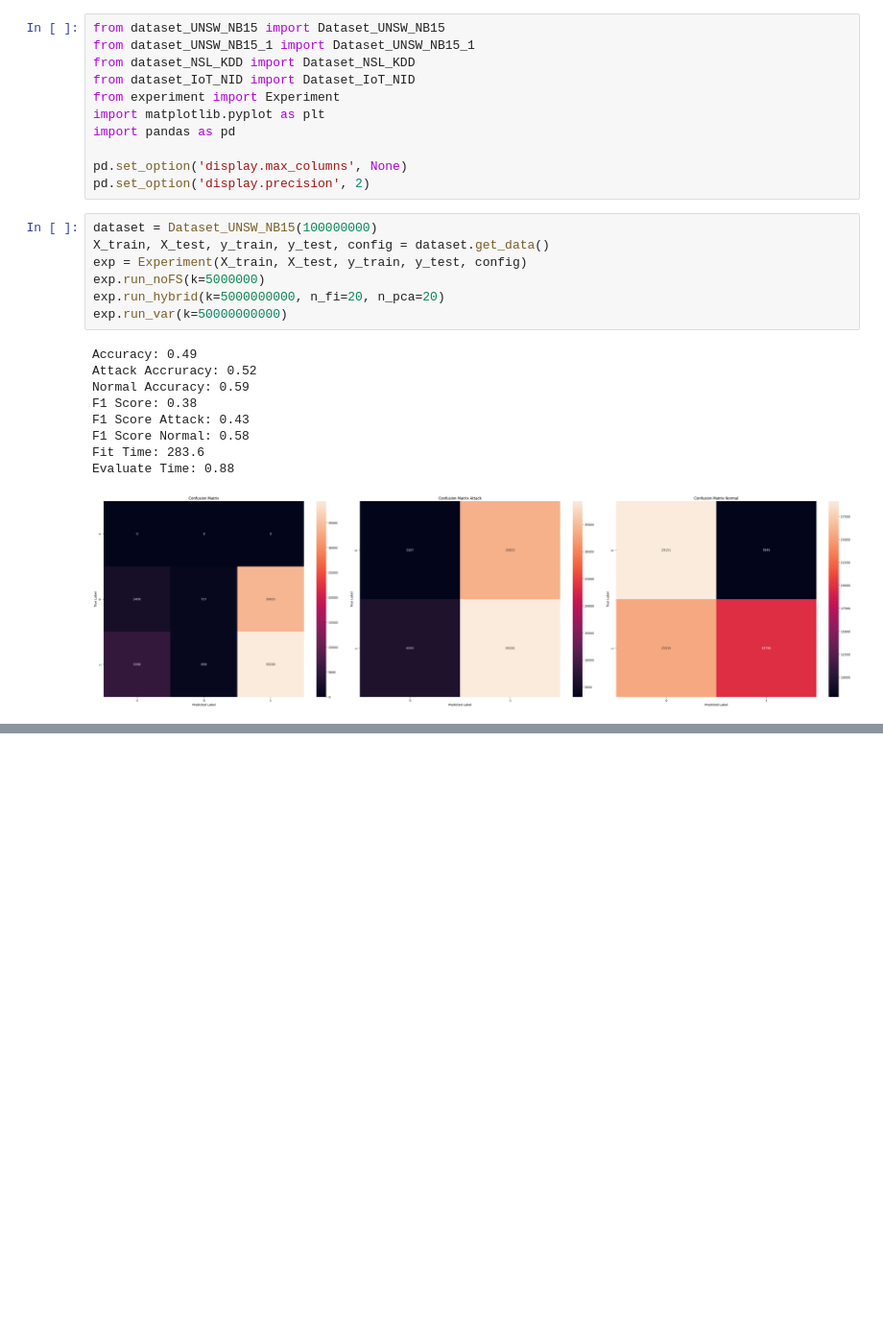
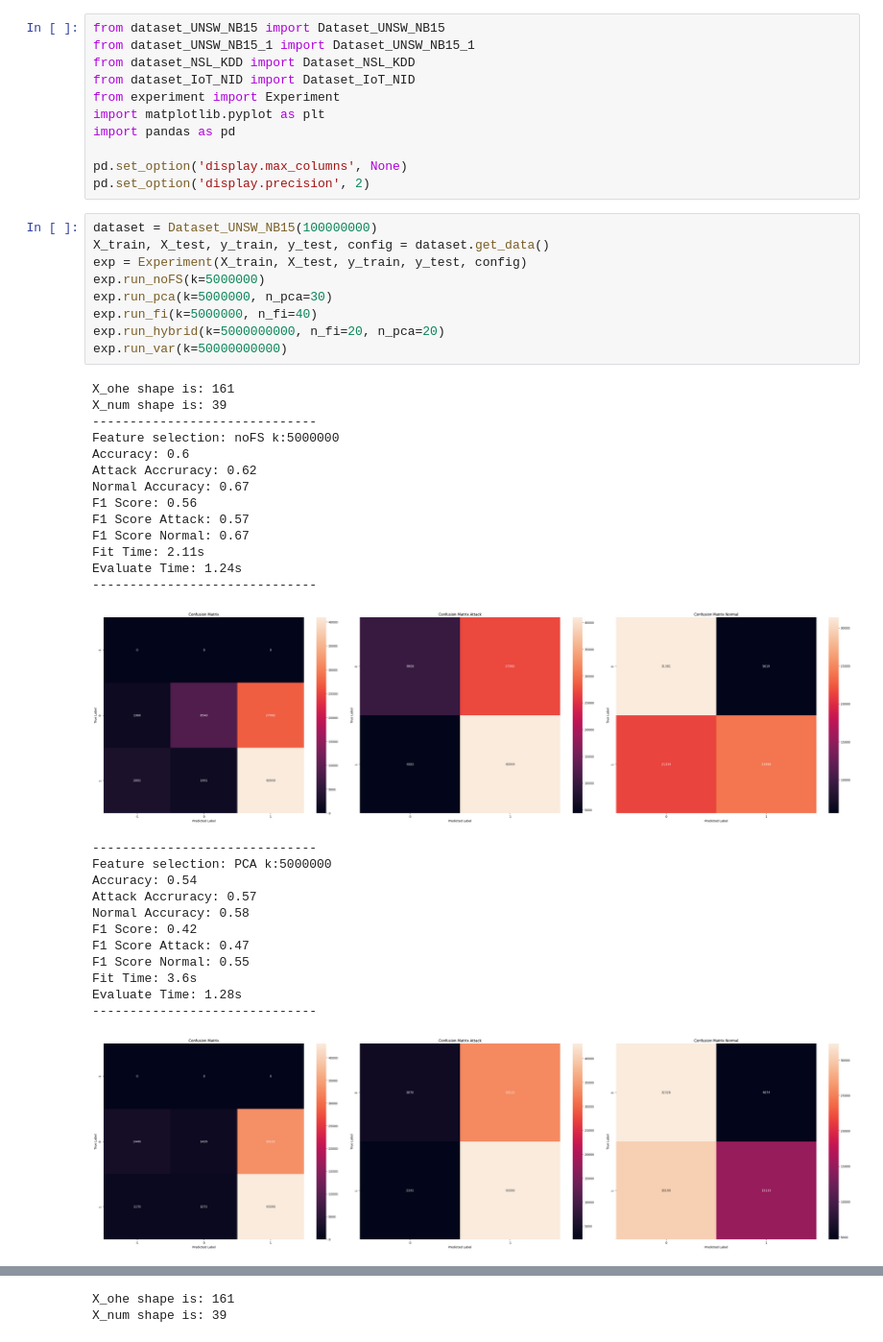
Before and after one commit to Sugata10723/IDS_IoT, a Jupyter notebook: main.ipynb, the cells around one changed output, grey strips where cells are left out. Shown at 96% size. Saved outputs shown, nothing was run; the diff lists cells and outputs as text; blank space fills up the shorter version.

```diff
--- a/main.ipynb
+++ b/main.ipynb
@@ -12,17 +12,36 @@ pd.set_option('display.precision', 2)
 # %%
 dataset = Dataset_UNSW_NB15(100000000)
 X_train, X_test, y_train, y_test, config = dataset.get_data()
 exp = Experiment(X_train, X_test, y_train, y_test, config)
 exp.run_noFS(k=5000000)
+exp.run_pca(k=5000000, n_pca=30)
+exp.run_fi(k=5000000, n_fi=40)
 exp.run_hybrid(k=5000000000, n_fi=20, n_pca=20)
 exp.run_var(k=50000000000)
 # %% [output]
-Accuracy: 0.49
-Attack Accruracy: 0.52
-Normal Accuracy: 0.59
-F1 Score: 0.38
-F1 Score Attack: 0.43
-F1 Score Normal: 0.58
-Fit Time: 283.6
-Evaluate Time: 0.88
+X_ohe shape is: 161
+X_num shape is: 39
+------------------------------
+Feature selection: noFS k:5000000
+Accuracy: 0.6
+Attack Accruracy: 0.62
+Normal Accuracy: 0.67
+F1 Score: 0.56
+F1 Score Attack: 0.57
+F1 Score Normal: 0.67
+Fit Time: 2.11s
+Evaluate Time: 1.24s
+------------------------------
-[figure, old version]
+[figure, new version]
+------------------------------
+Feature selection: PCA k:5000000
+Accuracy: 0.54
+Attack Accruracy: 0.57
+Normal Accuracy: 0.58
+F1 Score: 0.42
+F1 Score Attack: 0.47
+F1 Score Normal: 0.55
+Fit Time: 3.6s
+Evaluate Time: 1.28s
+------------------------------
+[figure, added]
@@ -28,0 +72,2 @@ Evaluate Time: 0.88
+X_ohe shape is: 161
+X_num shape is: 39
```
Also changed, not shown: parts of 4 cells of this notebook, 4 other files.
